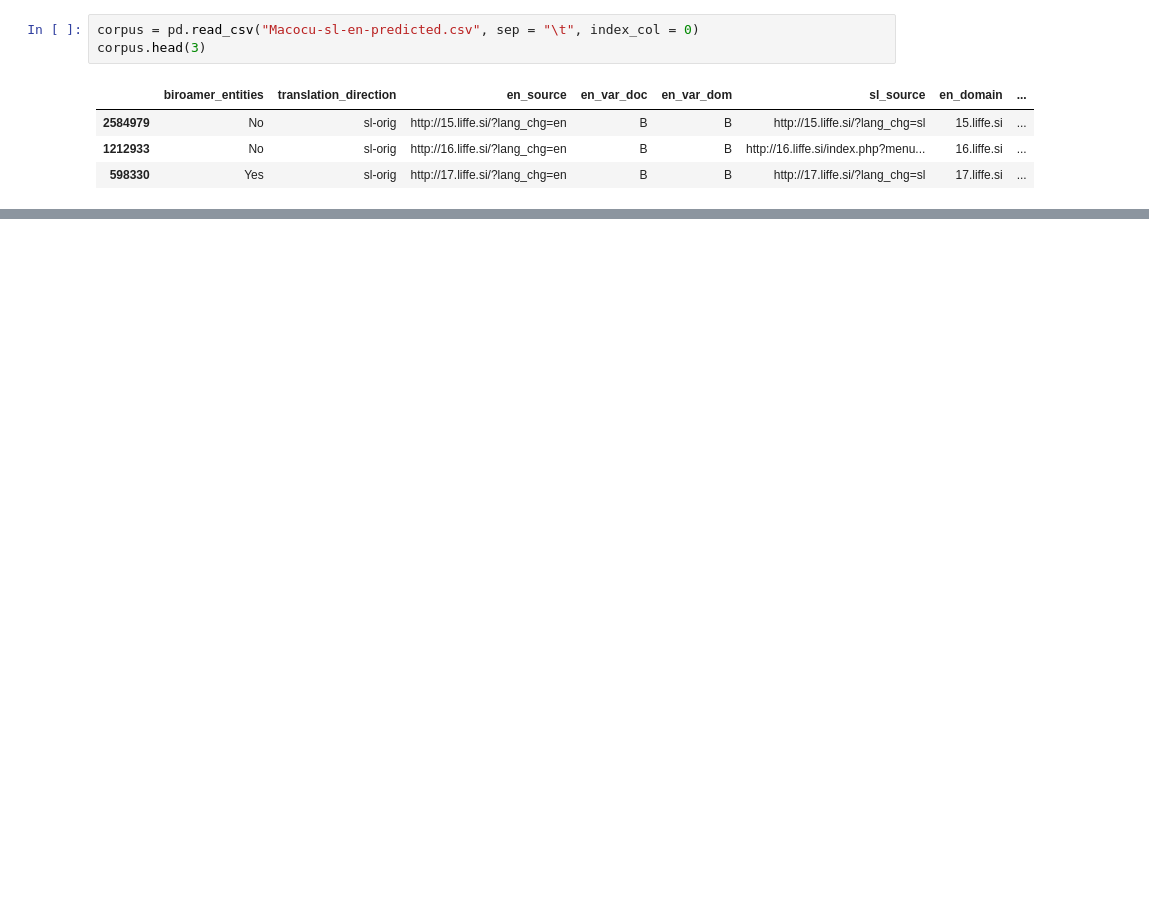
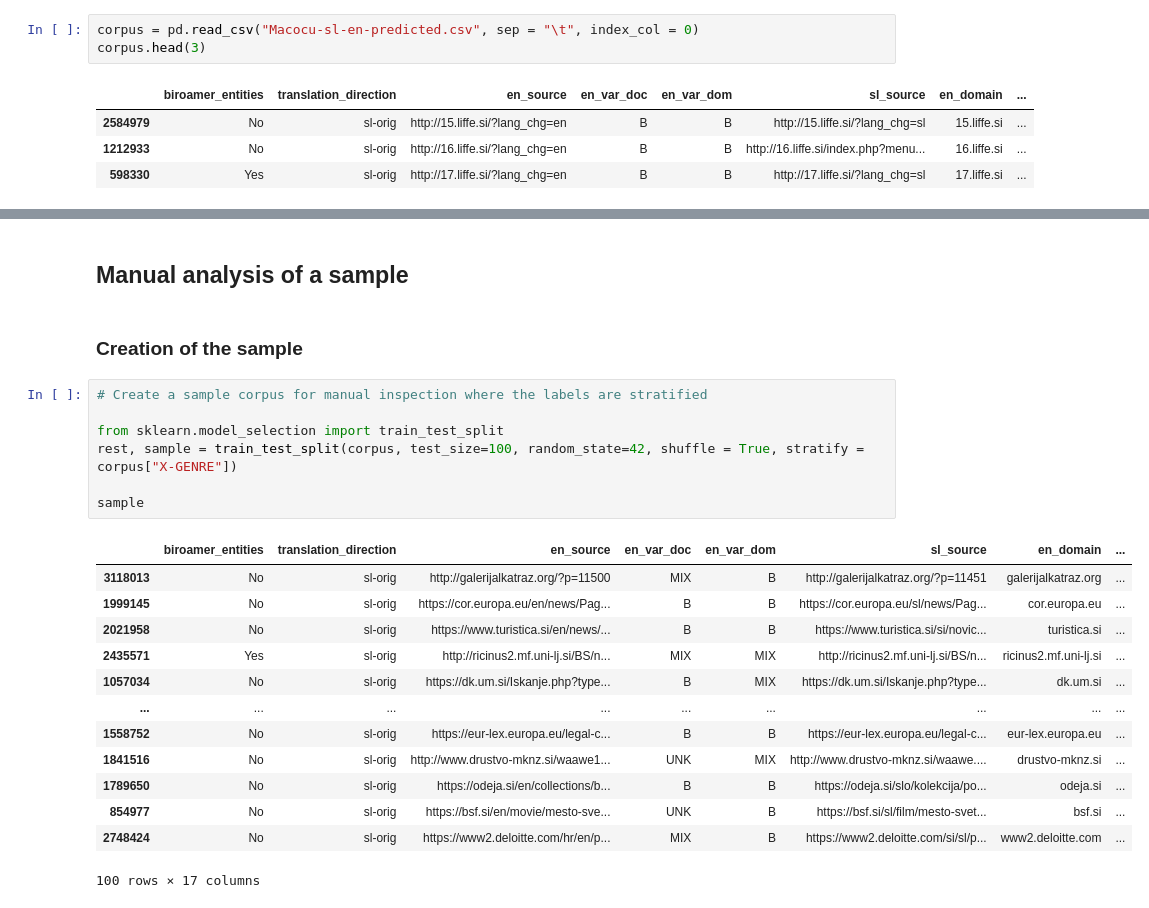
Before and after one commit to TajaKuzman/Applying-GENRE-on-MaCoCu-bilingual, a Jupyter notebook: 4.-Analyze-predicted-genres.ipynb, the cells around one changed output, grey strips where cells are left out. Drawn from its saved outputs; the diff is of its cells as text; blank space fills up the shorter version.

Commit message:
Results of manual analysis

```diff
--- a/4.-Analyze-predicted-genres.ipynb
+++ b/4.-Analyze-predicted-genres.ipynb
@@ -23,0 +83,25 @@ Name: X-GENRE, dtype: float64
+# %% [markdown]
+## Manual analysis of a sample
+# %% [markdown]
+### Creation of the sample
+# %%
+# Create a sample corpus for manual inspection where the labels are stratified
+
+from sklearn.model_selection import train_test_split
+rest, sample = train_test_split(corpus, test_size=100, random_state=42, shuffle = True, stratify = corpus["X-GENRE"])
+
+sample
+# %% [output]
+|  | biroamer_entities | translation_direction | en_source | en_var_doc | en_var_dom | sl_source | en_domain | ... |
+| 3118013 | No | sl-orig | http://galerijalkatraz.org/?p=11500 | MIX | B | http://galerijalkatraz.org/?p=11451 | galerijalkatraz.org | ... |
+| 1999145 | No | sl-orig | https://cor.europa.eu/en/news/Pag... | B | B | https://cor.europa.eu/sl/news/Pag... | cor.europa.eu | ... |
+| 2021958 | No | sl-orig | https://www.turistica.si/en/news/... | B | B | https://www.turistica.si/si/novic... | turistica.si | ... |
+| 2435571 | Yes | sl-orig | http://ricinus2.mf.uni-lj.si/BS/n... | MIX | MIX | http://ricinus2.mf.uni-lj.si/BS/n... | ricinus2.mf.uni-lj.si | ... |
+| 1057034 | No | sl-orig | https://dk.um.si/Iskanje.php?type... | B | MIX | https://dk.um.si/Iskanje.php?type... | dk.um.si | ... |
+| ... | ... | ... | ... | ... | ... | ... | ... | ... |
+| 1558752 | No | sl-orig | https://eur-lex.europa.eu/legal-c... | B | B | https://eur-lex.europa.eu/legal-c... | eur-lex.europa.eu | ... |
+| 1841516 | No | sl-orig | http://www.drustvo-mknz.si/waawe1... | UNK | MIX | http://www.drustvo-mknz.si/waawe.... | drustvo-mknz.si | ... |
+| 1789650 | No | sl-orig | https://odeja.si/en/collections/b... | B | B | https://odeja.si/slo/kolekcija/po... | odeja.si | ... |
+| 854977 | No | sl-orig | https://bsf.si/en/movie/mesto-sve... | UNK | B | https://bsf.si/sl/film/mesto-svet... | bsf.si | ... |
+| 2748424 | No | sl-orig | https://www2.deloitte.com/hr/en/p... | MIX | B | https://www2.deloitte.com/si/sl/p... | www2.deloitte.com | ... |
+100 rows × 17 columns
```
Also changed, not shown: parts of 21 cells of this notebook, 10 other files.
